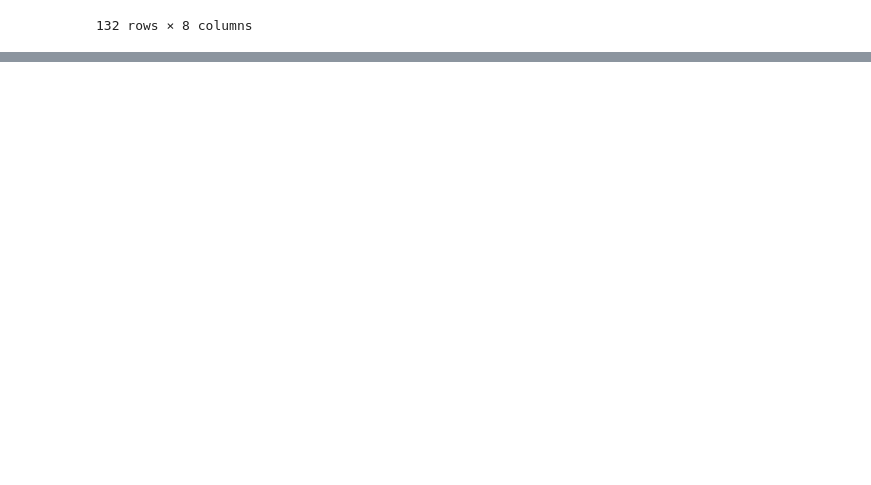
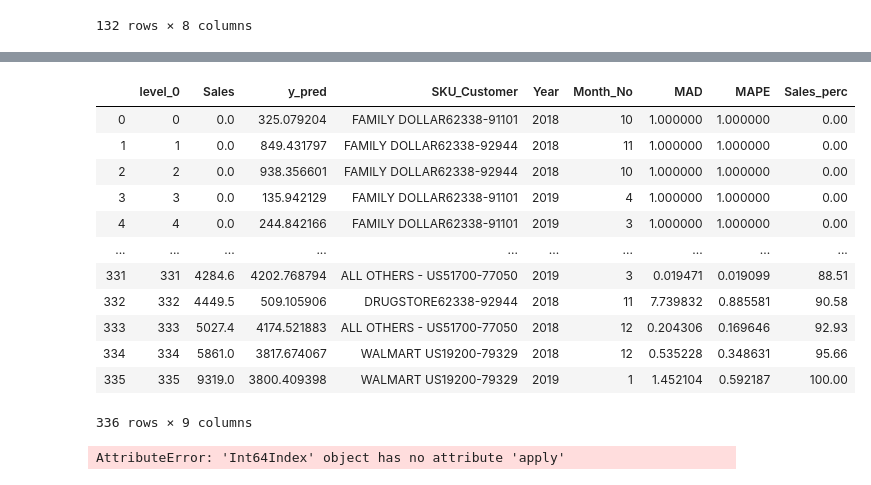
Before and after one commit to izhako/Python_DB_script, a Jupyter notebook: New_lightgbm2.ipynb, the cells around one changed output, grey strips where cells are left out. Cells and saved outputs as stored; diff of their text form; code cells hidden in the pictures; blank space fills up the shorter version.

```diff
--- a/New_lightgbm2.ipynb
+++ b/New_lightgbm2.ipynb
@@ -781,0 +857,20 @@ final_data[final_data['Sales_perc'] > 10]
+# %%
+final_data.reset_index(inplace = True).drop(['index', 'Unnamed: 0'], axis = 1, inplace = True)
+# %% [output]
+|  | level_0 | Sales | y_pred | SKU_Customer | Year | Month_No | MAD | MAPE | Sales_perc |
+| 0 | 0 | 0.0 | 325.079204 | FAMILY DOLLAR62338-91101 | 2018 | 10 | 1.000000 | 1.000000 | 0.00 |
+| 1 | 1 | 0.0 | 849.431797 | FAMILY DOLLAR62338-92944 | 2018 | 11 | 1.000000 | 1.000000 | 0.00 |
+| 2 | 2 | 0.0 | 938.356601 | FAMILY DOLLAR62338-92944 | 2018 | 10 | 1.000000 | 1.000000 | 0.00 |
+| 3 | 3 | 0.0 | 135.942129 | FAMILY DOLLAR62338-91101 | 2019 | 4 | 1.000000 | 1.000000 | 0.00 |
+| 4 | 4 | 0.0 | 244.842166 | FAMILY DOLLAR62338-91101 | 2019 | 3 | 1.000000 | 1.000000 | 0.00 |
+| ... | ... | ... | ... | ... | ... | ... | ... | ... | ... |
+| 331 | 331 | 4284.6 | 4202.768794 | ALL OTHERS - US51700-77050 | 2019 | 3 | 0.019471 | 0.019099 | 88.51 |
+| 332 | 332 | 4449.5 | 509.105906 | DRUGSTORE62338-92944 | 2018 | 11 | 7.739832 | 0.885581 | 90.58 |
+| 333 | 333 | 5027.4 | 4174.521883 | ALL OTHERS - US51700-77050 | 2018 | 12 | 0.204306 | 0.169646 | 92.93 |
+| 334 | 334 | 5861.0 | 3817.674067 | WALMART US19200-79329 | 2018 | 12 | 0.535228 | 0.348631 | 95.66 |
+| 335 | 335 | 9319.0 | 3800.409398 | WALMART US19200-79329 | 2019 | 1 | 1.452104 | 0.592187 | 100.00 |
+336 rows × 9 columns
+# %%
+final_data.index.apply(lambda x: x/len(final_data))
+# %% [output]
+AttributeError: 'Int64Index' object has no attribute 'apply'
```
Also changed, not shown: parts of 14 cells of this notebook, 1 other file.
